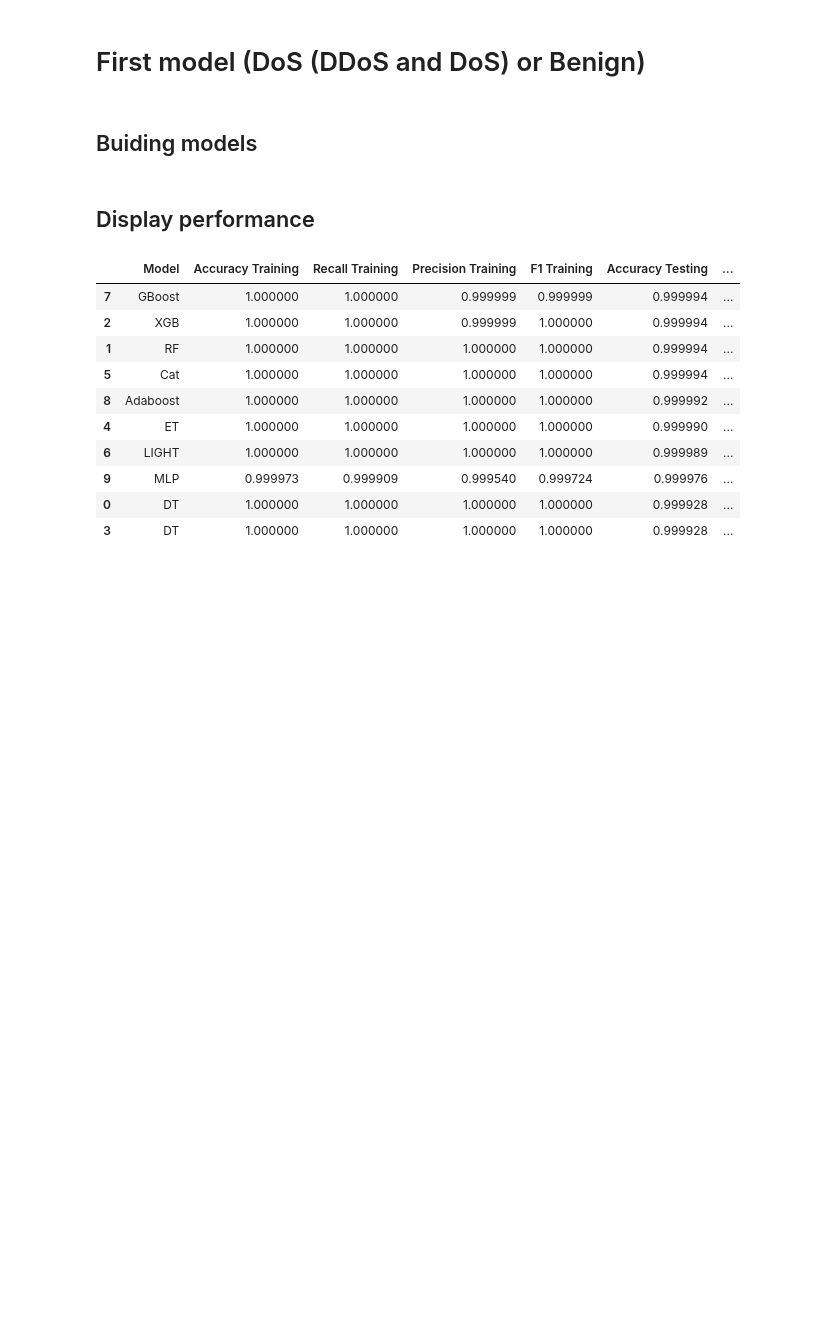
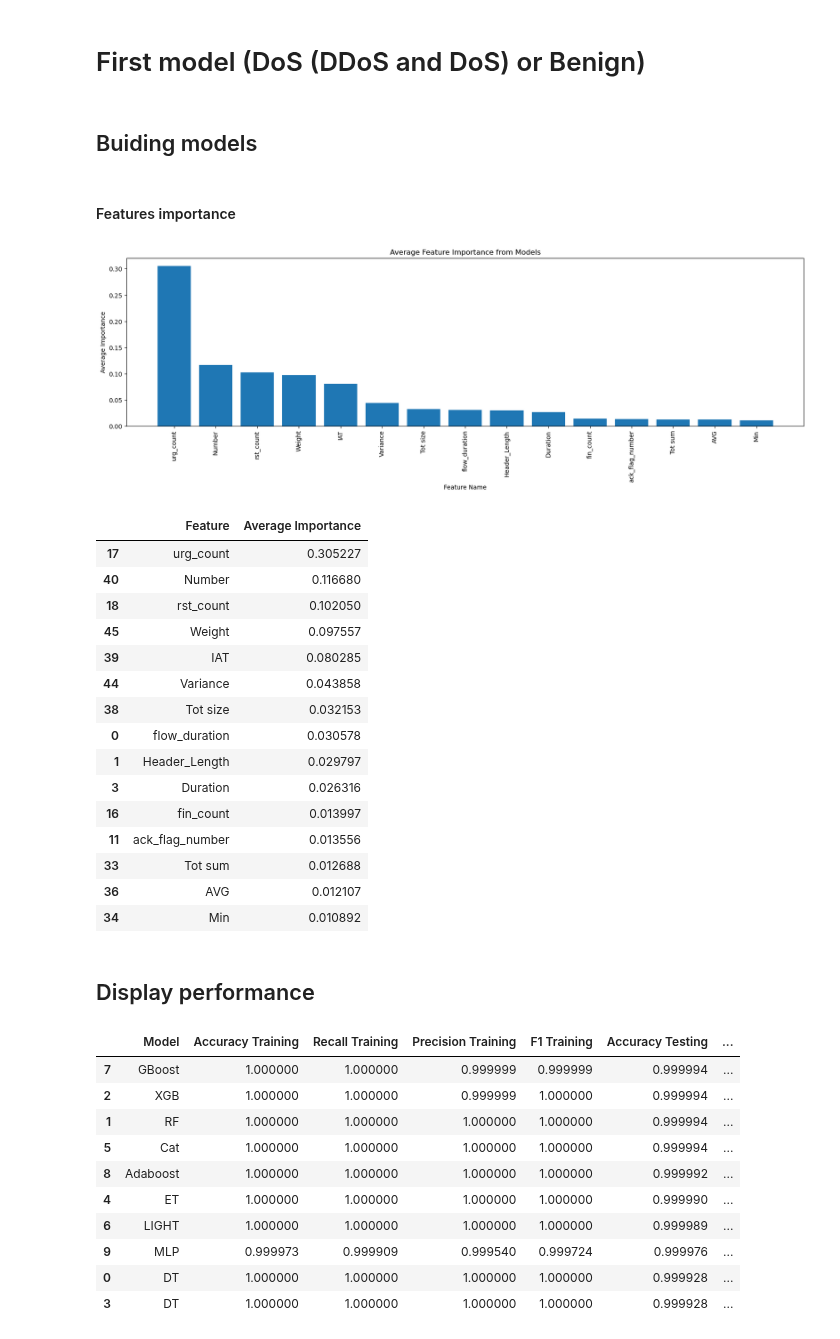
Before and after one commit to mcrayssac/CIC_IoT_Cyber_Attacks, a Jupyter notebook: DoS_system_2_models.ipynb, the cells around one changed output. Drawn from its saved outputs; the diff is of its cells as text; code cells hidden in the pictures; blank space fills up the shorter version.

```diff
--- a/DoS_system_2_models.ipynb
+++ b/DoS_system_2_models.ipynb
@@ -190,6 +190,36 @@ for model in tqdm(simpleModelsDef):
 
 # Save the encoder to a file
 joblib.dump(encoder, model_path_binary+'encoder.joblib')
+# %% [markdown]
+#### Features importance
+# %%
+# Import encoder and get all features
+encoder = get_encoder(model_path_binary, "Please, build models first")
+
+simpleModelsDef = model_dict_refactor_with_load_model(simpleModelsDef, model_path_binary)
+
+# Get feature importance
+average_importance_df = calculate_and_plot_feature_importance(simpleModelsDef, train_sets, X_columns, z_column, X_columns, file_path, fitted_models=True, filter_bool=False, scaler=scaler, encoder=encoder)
+average_importance_df.to_csv('.\\resultats\\DoS_2_models\\Binary\\feature_importance.csv', index=False)
+average_importance_df.head(average_importance_df.size)
+# %% [output]
+[figure, added]
+|  | Feature | Average Importance |
+| 17 | urg_count | 0.305227 |
+| 40 | Number | 0.116680 |
+| 18 | rst_count | 0.102050 |
+| 45 | Weight | 0.097557 |
+| 39 | IAT | 0.080285 |
+| 44 | Variance | 0.043858 |
+| 38 | Tot size | 0.032153 |
+| 0 | flow_duration | 0.030578 |
+| 1 | Header_Length | 0.029797 |
+| 3 | Duration | 0.026316 |
+| 16 | fin_count | 0.013997 |
+| 11 | ack_flag_number | 0.013556 |
+| 33 | Tot sum | 0.012688 |
+| 36 | AVG | 0.012107 |
+| 34 | Min | 0.010892 |
 # %% [markdown]
 ## Display performance
 # %%
```
Also changed, not shown: parts of 2 cells of this notebook, 10 other files.
